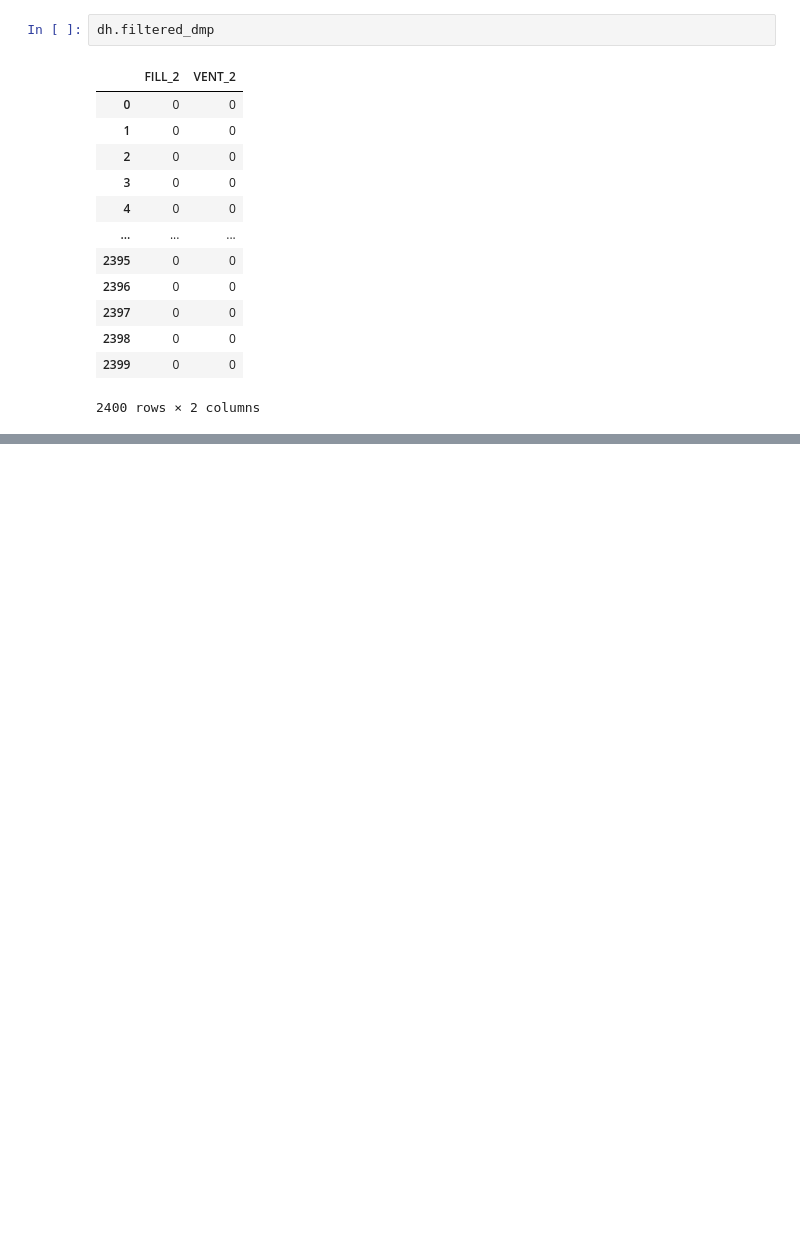
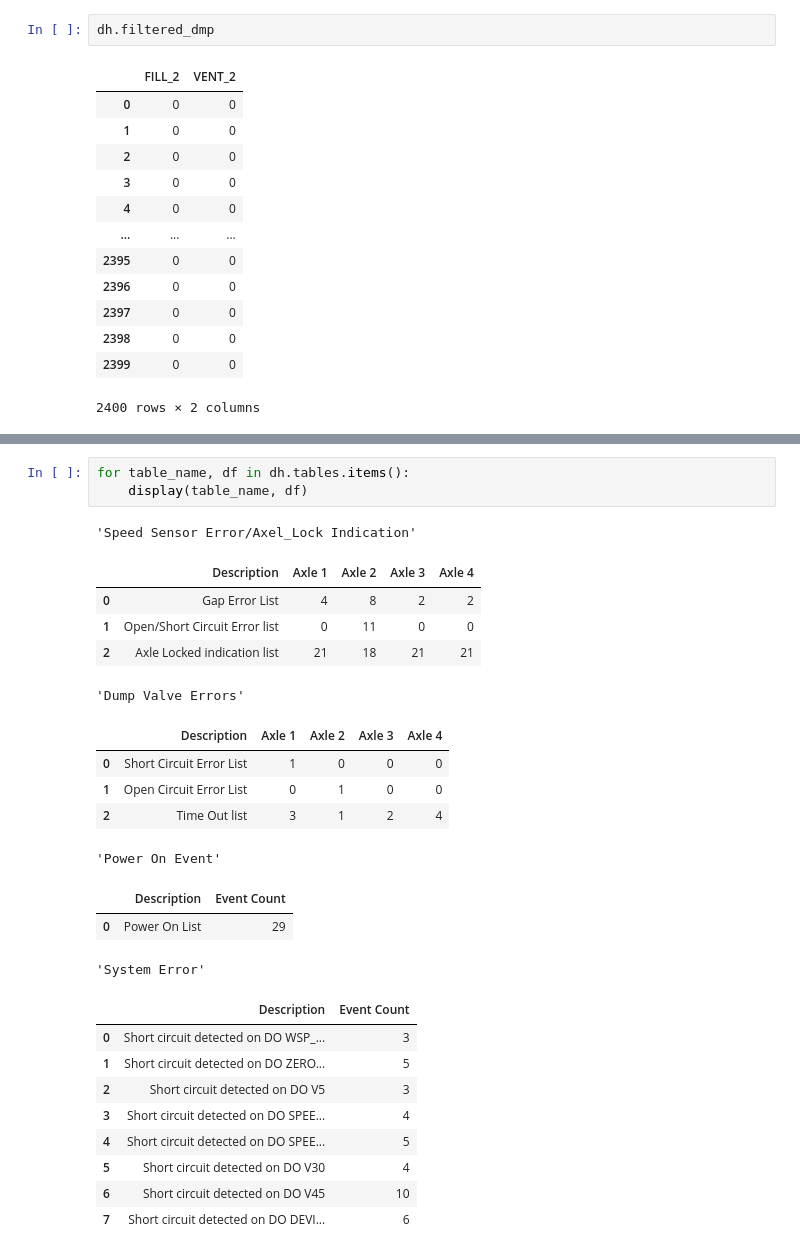
Before and after one commit to HarshSahu23/Wabtec3_BrakesGUI_shared, a Jupyter notebook: src/tester.ipynb, the cells around one changed output, grey strips where cells are left out. Cells and saved outputs as stored; diff of their text form; blank space fills up the shorter version.

```diff
--- a/src/tester.ipynb
+++ b/src/tester.ipynb
@@ -65,0 +116,27 @@ df2
+# %%
+for table_name, df in dh.tables.items():
+    display(table_name, df)
+# %% [output]
+'Speed Sensor Error/Axel_Lock Indication'
+|  | Description | Axle 1 | Axle 2 | Axle 3 | Axle 4 |
+| 0 | Gap Error List | 4 | 8 | 2 | 2 |
+| 1 | Open/Short Circuit Error list | 0 | 11 | 0 | 0 |
+| 2 | Axle Locked indication list | 21 | 18 | 21 | 21 |
+'Dump Valve Errors'
+|  | Description | Axle 1 | Axle 2 | Axle 3 | Axle 4 |
+| 0 | Short Circuit Error List | 1 | 0 | 0 | 0 |
+| 1 | Open Circuit Error List | 0 | 1 | 0 | 0 |
+| 2 | Time Out list | 3 | 1 | 2 | 4 |
+'Power On Event'
+|  | Description | Event Count |
+| 0 | Power On List | 29 |
+'System Error'
+|  | Description | Event Count |
+| 0 | Short circuit detected on DO WSP_... | 3 |
+| 1 | Short circuit detected on DO ZERO... | 5 |
+| 2 | Short circuit detected on DO V5 | 3 |
+| 3 | Short circuit detected on DO SPEE... | 4 |
+| 4 | Short circuit detected on DO SPEE... | 5 |
+| 5 | Short circuit detected on DO V30 | 4 |
+| 6 | Short circuit detected on DO V45 | 10 |
+| 7 | Short circuit detected on DO DEVI... | 6 |
```
Also changed, not shown: parts of 5 cells of this notebook, 9 other files.
